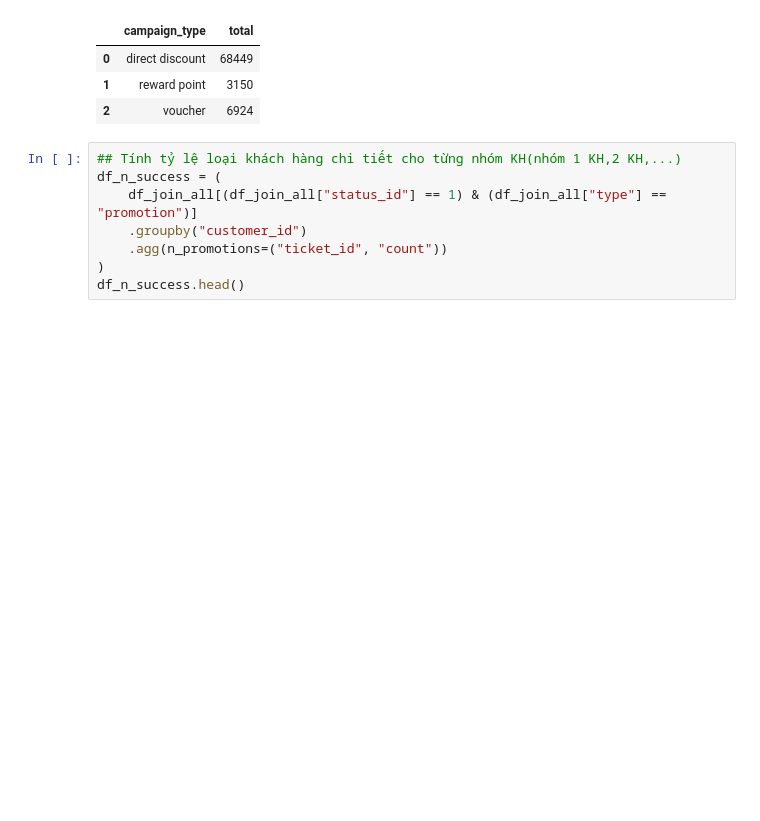
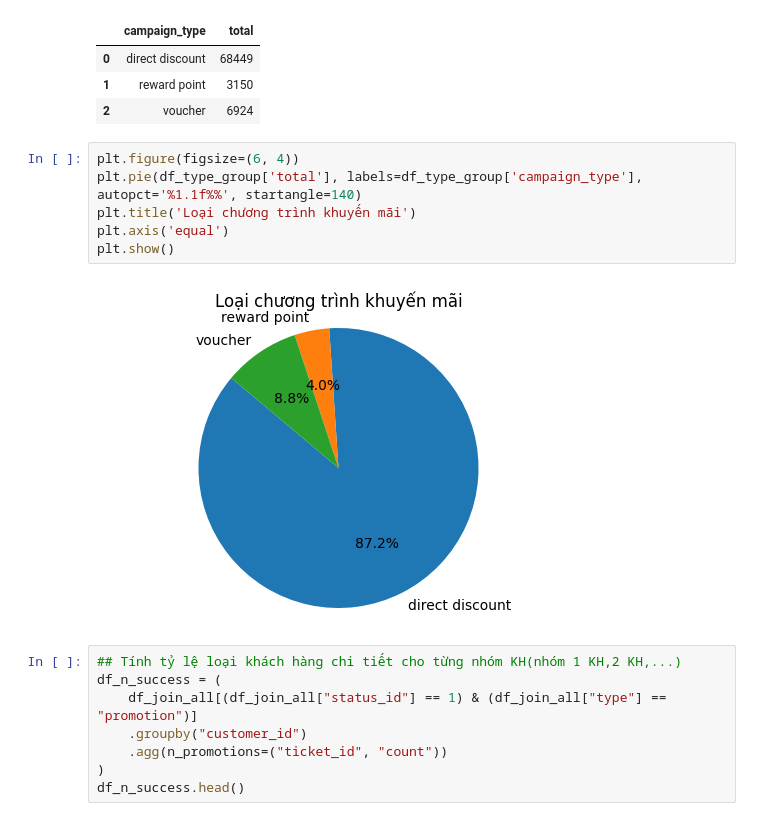
Before and after one commit to khanhmiser/-customer-movie-ticket-analysis, a Jupyter notebook: project/file analyst.ipynb, the cells around one changed output. Saved outputs shown, nothing was run; the diff lists cells and outputs as text; blank space fills up the shorter version.

```diff
--- a/project/file analyst.ipynb
+++ b/project/file analyst.ipynb
@@ -1654,6 +1654,14 @@ df_type_group
 | 0 | direct discount | 68449 |
 | 1 | reward point | 3150 |
 | 2 | voucher | 6924 |
+# %%
+plt.figure(figsize=(6, 4))
+plt.pie(df_type_group['total'], labels=df_type_group['campaign_type'], autopct='%1.1f%%', startangle=140)
+plt.title('Loại chương trình khuyến mãi')
+plt.axis('equal')
+plt.show()
+# %% [output]
+[figure, added]
 # %%
 ## Tính tỷ lệ loại khách hàng chi tiết cho từng nhóm KH(nhóm 1 KH,2 KH,...)
 df_n_success = (
```
Also changed, not shown: parts of 7 cells of this notebook.
